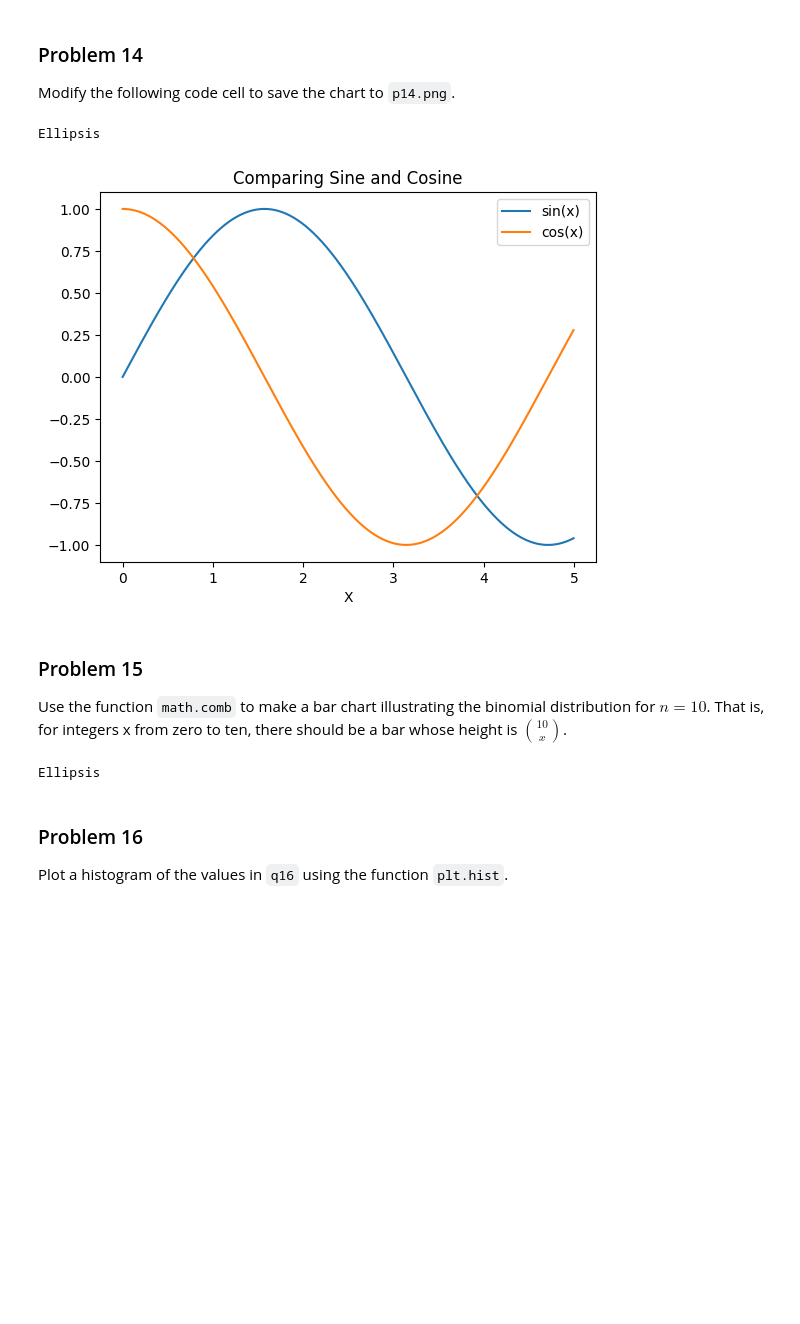
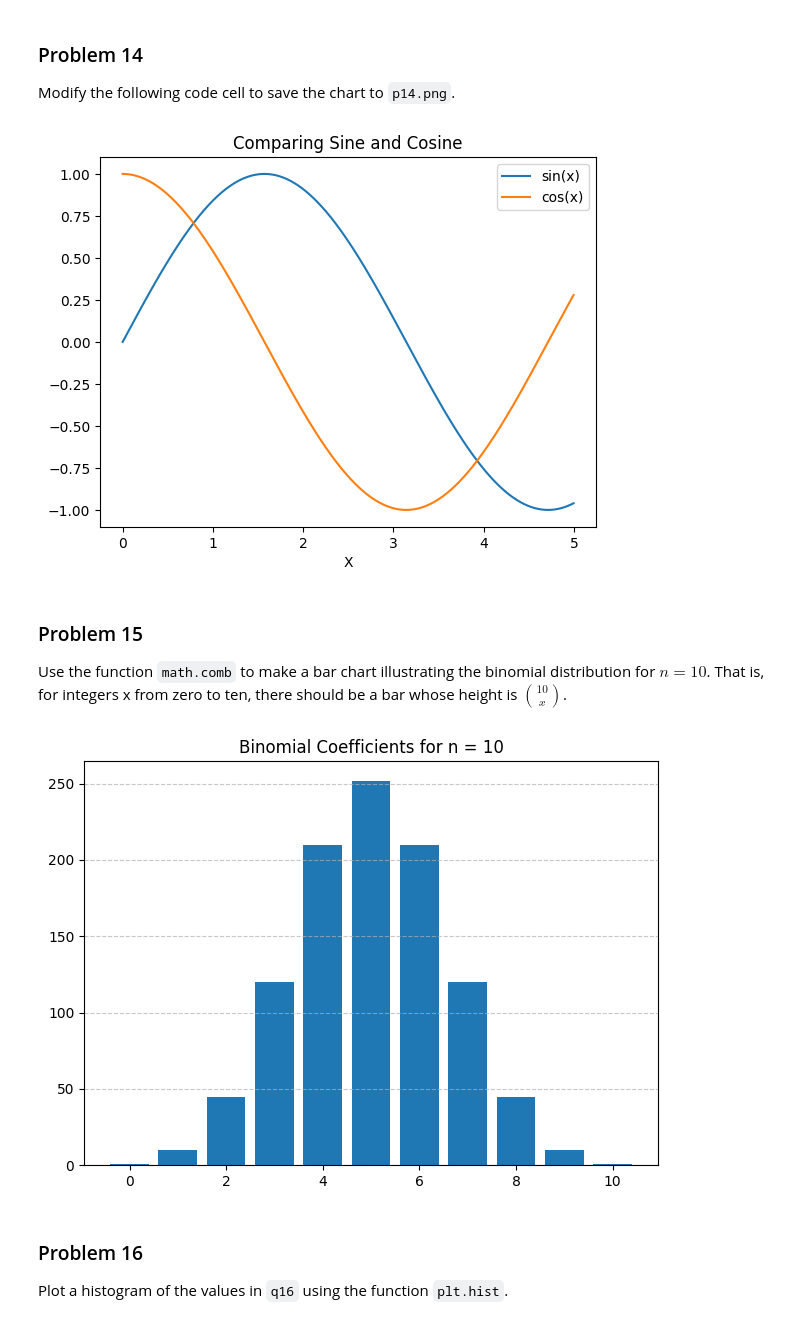
Before and after one commit to egarr831/dx602-homework-05, a Jupyter notebook: homework.ipynb, the cells around one changed output. Drawn from its saved outputs; the diff is of its cells as text; code cells hidden in the pictures; blank space fills up the shorter version.

```diff
--- a/homework.ipynb
+++ b/homework.ipynb
@@ -457,21 +457,27 @@ plt.xlabel("X")
 
 # YOUR CHANGES HERE
 
-...
+plt.savefig("p14.png")
 # %% [output]
-Ellipsis
 [figure]
 # %% [markdown]
 ### Problem 15
 
 Use the function `math.comb` to make a bar chart illustrating the binomial distribution for $n=10$.
 That is, for integers x from zero to ten, there should be a bar whose height is $10 \choose x$.
-# %%
-# YOUR CHANGES HERE
-
-...
-# %% [output]
-Ellipsis
+# %%
+# YOUR CHANGES HERE
+
+x = list(range(11))
+y = [math.comb(10, k) for k in x]
+
+plt.bar(x, y)
+plt.title("Binomial Coefficients for n = 10")
+plt.grid(axis='y', linestyle='--', alpha=0.7)
+plt.tight_layout()
+plt.show()
+# %% [output]
+[figure, added]
 # %% [markdown]
 ### Problem 16
 
```
Also changed, not shown: parts of 10 cells of this notebook.
